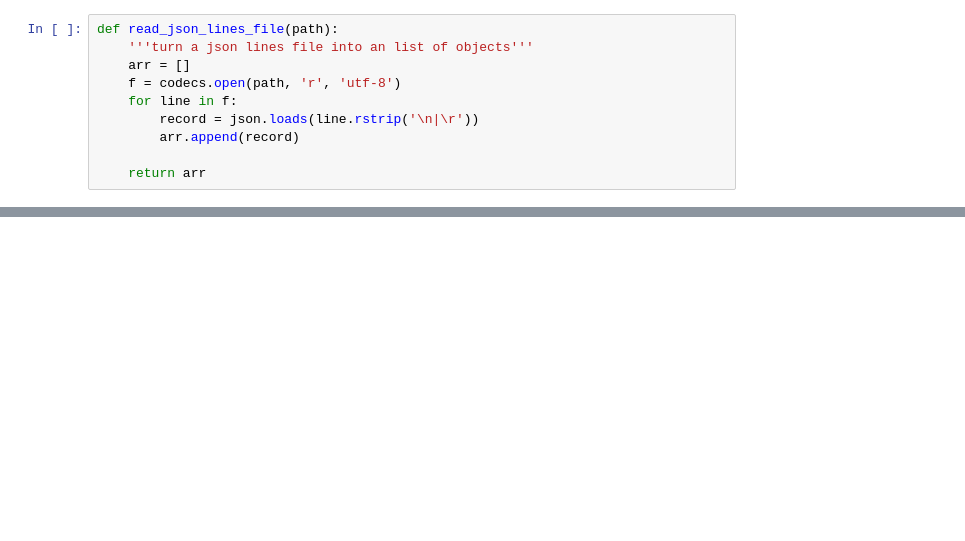
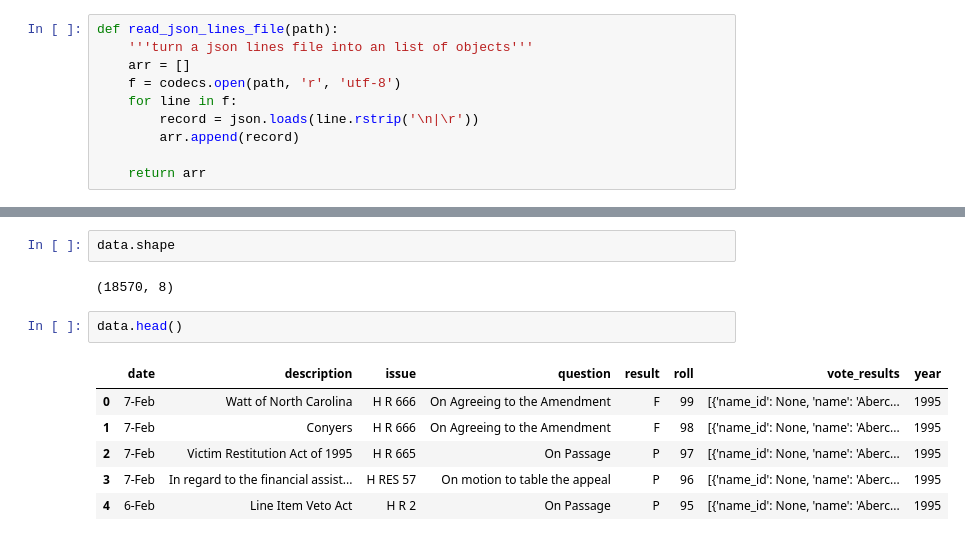
Before and after one commit to BruceZu/galvanize_capstone, a Jupyter notebook: src/vote_examiner.ipynb, the cells around one changed output, grey strips where cells are left out. Cells and saved outputs as stored; diff of their text form; blank space fills up the shorter version.

```diff
--- a/src/vote_examiner.ipynb
+++ b/src/vote_examiner.ipynb
@@ -36,3 +41,16 @@ vote_results_2013.jsonl
 vote_results_2011.jsonl
 vote_results_1999.jsonl
 vote_results_2008.jsonl
+# %%
+data.shape
+# %% [output]
+(18570, 8)
+# %%
+data.head()
+# %% [output]
+|  | date | description | issue | question | result | roll | vote_results | year |
+| 0 | 7-Feb | Watt of North Carolina | H R 666 | On Agreeing to the Amendment | F | 99 | [{'name_id': None, 'name': 'Aberc... | 1995 |
+| 1 | 7-Feb | Conyers | H R 666 | On Agreeing to the Amendment | F | 98 | [{'name_id': None, 'name': 'Aberc... | 1995 |
+| 2 | 7-Feb | Victim Restitution Act of 1995 | H R 665 | On Passage | P | 97 | [{'name_id': None, 'name': 'Aberc... | 1995 |
+| 3 | 7-Feb | In regard to the financial assist... | H RES 57 | On motion to table the appeal | P | 96 | [{'name_id': None, 'name': 'Aberc... | 1995 |
+| 4 | 6-Feb | Line Item Veto Act | H R 2 | On Passage | P | 95 | [{'name_id': None, 'name': 'Aberc... | 1995 |
```
Also changed, not shown: parts of 12 cells of this notebook, 1 other file.
